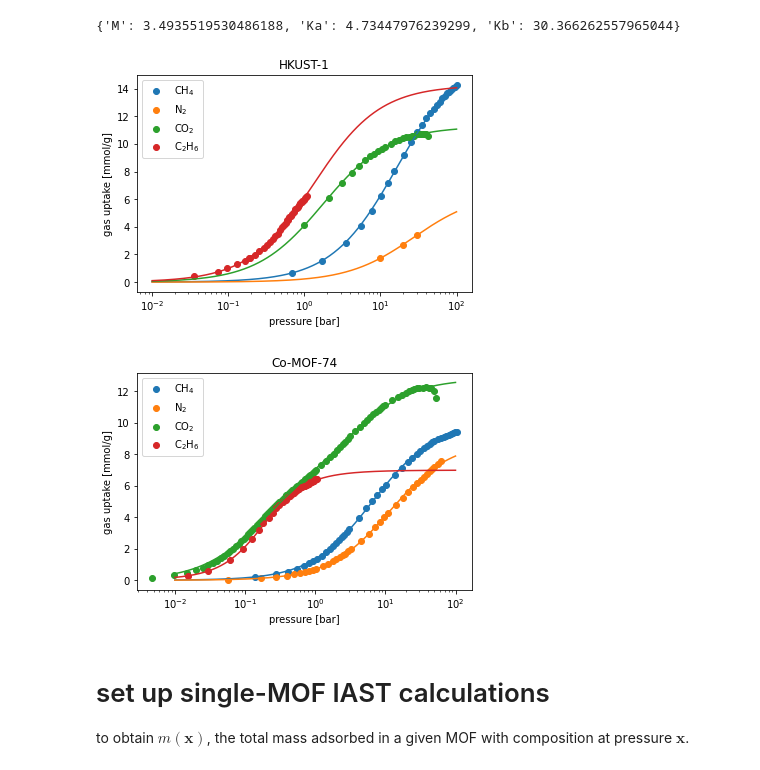
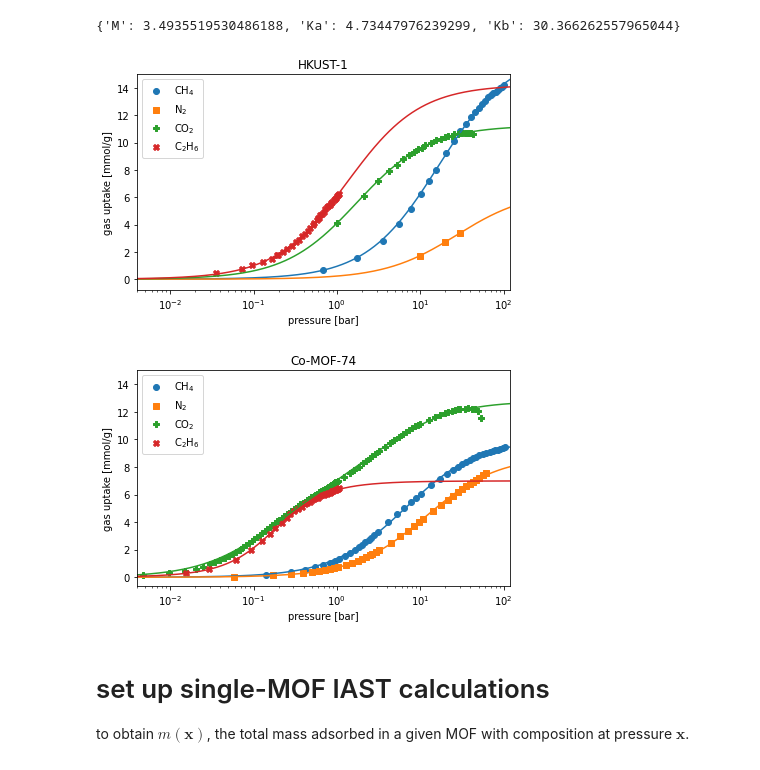
Before and after one commit to SimonEnsemble/unresponsive_directions_in_sensors, a Jupyter notebook: IAST.ipynb, the cells around one changed output. Cells and saved outputs as stored; diff of their text form; code cells hidden in the pictures.

Commit message:
small changes in plots

```diff
--- a/IAST.ipynb
+++ b/IAST.ipynb
@@ -34,6 +48,7 @@ mol_wts = {"N2" : 28., "CH4" : 16., "CO2" : 44.009, "C2H6" : 30.07} # g/mol
 # for plots
 gas_to_color = dict(zip(gases, ["C{0}".format(i) for i in range(len(gases))]))
 gas_to_label = {"CH4": "CH$_4$", "N2": "N$_2$", "CO2": "CO$_2$", "C2H6": "C$_2$H$_6$"}
+gas_to_symbol = {"CH4": "o", "N2": "s", "CO2": "P", "C2H6": "X"}
 # %% [markdown]
 read in `.csv` files containing experimental adsorption data from the literature. see the header of the `.csv` for the data source.
 # %%
@@ -101,7 +116,7 @@ for mof in mofs:
     plt.ylabel("gas uptake (mmol/g)")
     for gas in gases:
         plt.scatter(isotherm_data[mof][gas]["p(bar)"], isotherm_data[mof][gas]["N(mmol/g)"],
-                    marker='o', label=gas_to_label[gas], color=gas_to_color[gas])
+                    marker=gas_to_symbol[gas], label=gas_to_label[gas], color=gas_to_color[gas])
     plt.xscale("log")
     plt.title(mof)
     plt.legend()
@@ -129,22 +144,25 @@ isotherms["Co-MOF-74"]["C2H6"].params
 {'M': 3.4935519530486188, 'Ka': 4.73447976239299, 'Kb': 30.366262557965044}
 # %%
 for mof in mofs:
-    pressures = np.logspace(-2, 2, 500)
+    pressures = np.logspace(-3, 2.5, 500)
 
-    plt.figure()
+    plt.figure()# figsize=[0.8*6.4, 0.7*4.8])
     for gas in gases:
         plt.scatter(isotherm_data[mof][gas]["p(bar)"], isotherm_data[mof][gas]["N(mmol/g)"],
-                    marker='o', label=gas_to_label[gas], color=gas_to_color[gas])
+                    marker=gas_to_symbol[gas], label=gas_to_label[gas], color=gas_to_color[gas])
         plt.plot(pressures, isotherms[mof][gas].loading(pressures), color=gas_to_color[gas])
     plt.xscale("log")
-#     plt.xlim([0, 1])
+    plt.ylim(ymax=15)
+    plt.xlim([0.004, 120])
     plt.xlabel("pressure [bar]")
     plt.ylabel("gas uptake [mmol/g]")
     plt.title(mof)
     plt.legend()
+    plt.tight_layout()
+    plt.savefig(mof + "isotherms.pdf", format="pdf")
 # %% [output]
-[figure, old version]
+[figure, new version]
-[figure, old version]
+[figure, new version]
 # %% [markdown]
 # set up single-MOF IAST calculations
 to obtain $m(\mathbf{x})$, the total mass adsorbed in a given MOF with composition at pressure $\mathbf{x}$.
```
Also changed, not shown: parts of 13 cells of this notebook, 2 other files.
